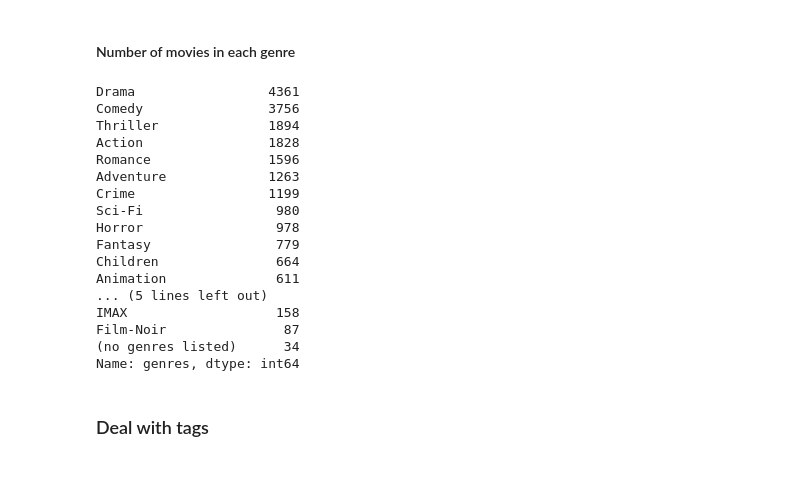
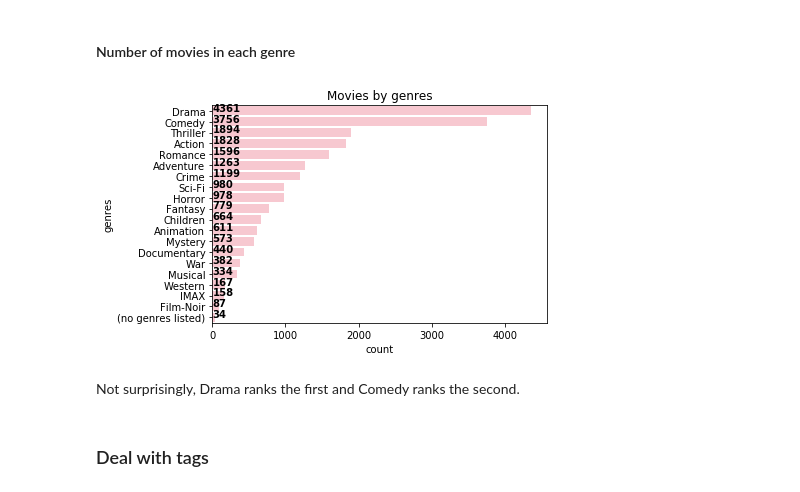
Before and after one commit to RuotingZheng/Movielens, a Jupyter notebook: notebook/Weekend-movie-trip.ipynb, the cells around one changed output. Drawn from its saved outputs; the diff is of its cells as text; code cells hidden in the pictures.

```diff
--- a/notebook/Weekend-movie-trip.ipynb
+++ b/notebook/Weekend-movie-trip.ipynb
@@ -143,4 +153,7 @@ genres.head()
    3       Comedy
    4      Fantasy
 dtype: object
+# %%
+genres.name = 'genres'
+genres.index = genres.index.droplevel(-1)
 # %%
@@ -148,5 +160,7 @@ genres.name = 'genres'
 movies.drop(["genres"],axis=1,inplace = True)
 moviegenres = movies.join(genres)
+# %%
+moviegenres = movies.join(genres)
 # %%
 moviegenres.head()
 # %% [output]
@@ -158,26 +172,19 @@ moviegenres.head()
 | 0 | 1 | Toy Story (1995) | Fantasy |
 # %% [markdown]
 #### Number of movies in each genre
-# %%
-moviegenres["genres"].value_counts()
-# %% [output]
-Drama                 4361
-Comedy                3756
-Thriller              1894
-Action                1828
-Romance               1596
-Adventure             1263
-Crime                 1199
-Sci-Fi                 980
-Horror                 978
-Fantasy                779
-Children               664
-Animation              611
-... (5 lines left out)
-IMAX                   158
-Film-Noir               87
-(no genres listed)      34
-Name: genres, dtype: int64
+# %%
+plt.figure()
+ax = sns.countplot(y = moviegenres["genres"],color = "pink",
+                   order=moviegenres["genres"].value_counts().index
+                 )
+for i,j in enumerate(moviegenres["genres"].value_counts().values):
+    ax.text(.7,i,j,weight = "bold")
+plt.title("Movies by genres")
+plt.show()
+# %% [output]
+[figure, added]
+# %% [markdown]
+Not surprisingly, Drama ranks the first and Comedy ranks the second.
 # %% [markdown]
 ### Deal with tags
 # %%
```
Also changed, not shown: parts of 15 cells of this notebook.
